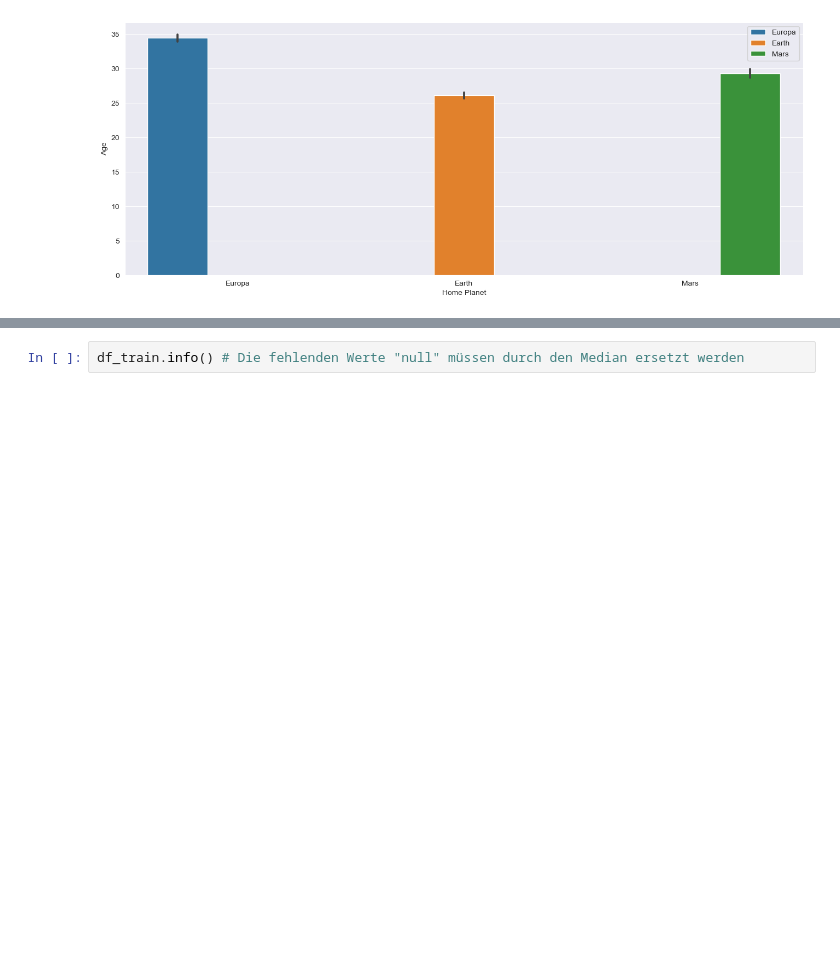
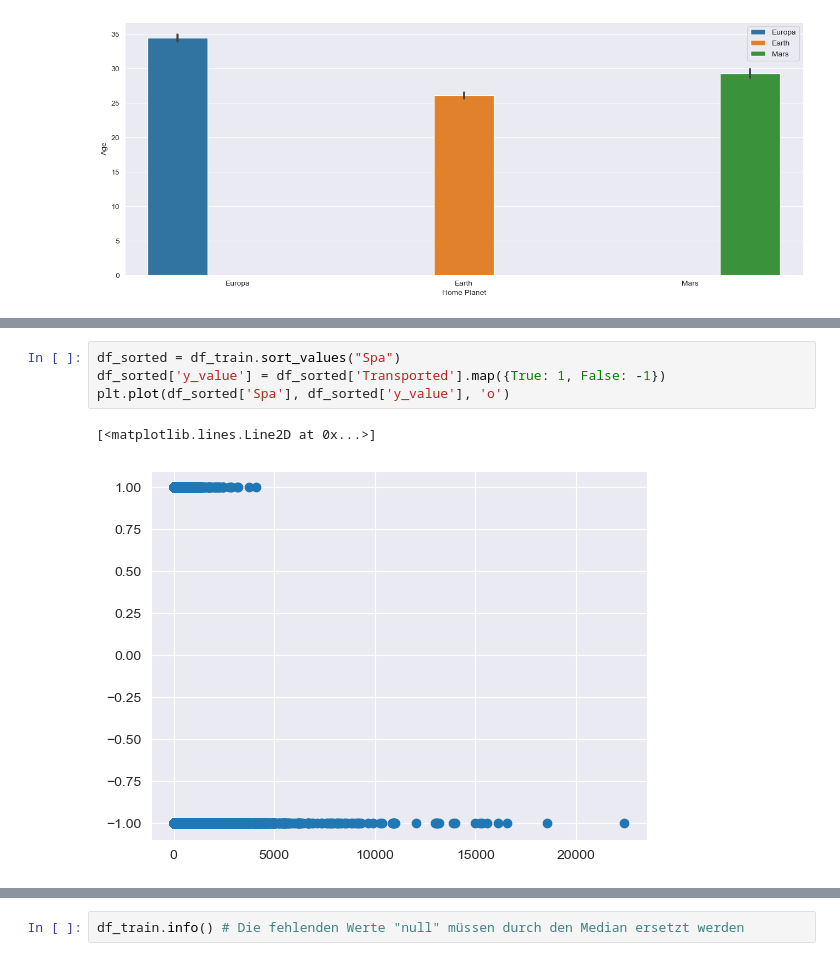
Before and after one commit to SelimSaglam/Kaggle, a Jupyter notebook: Main.ipynb, the cells around one changed output, grey strips where cells are left out. Drawn from its saved outputs; the diff is of its cells as text; blank space fills up the shorter version.

```diff
--- a/Main.ipynb
+++ b/Main.ipynb
@@ -43,0 +88,7 @@ df_train.describe()
+# %%
+df_sorted = df_train.sort_values("Spa")
+df_sorted['y_value'] = df_sorted['Transported'].map({True: 1, False: -1})
+plt.plot(df_sorted['Spa'], df_sorted['y_value'], 'o')
+# %% [output]
+[<matplotlib.lines.Line2D at 0x...>]
+[figure, added]
```
Also changed, not shown: parts of 13 cells of this notebook.
